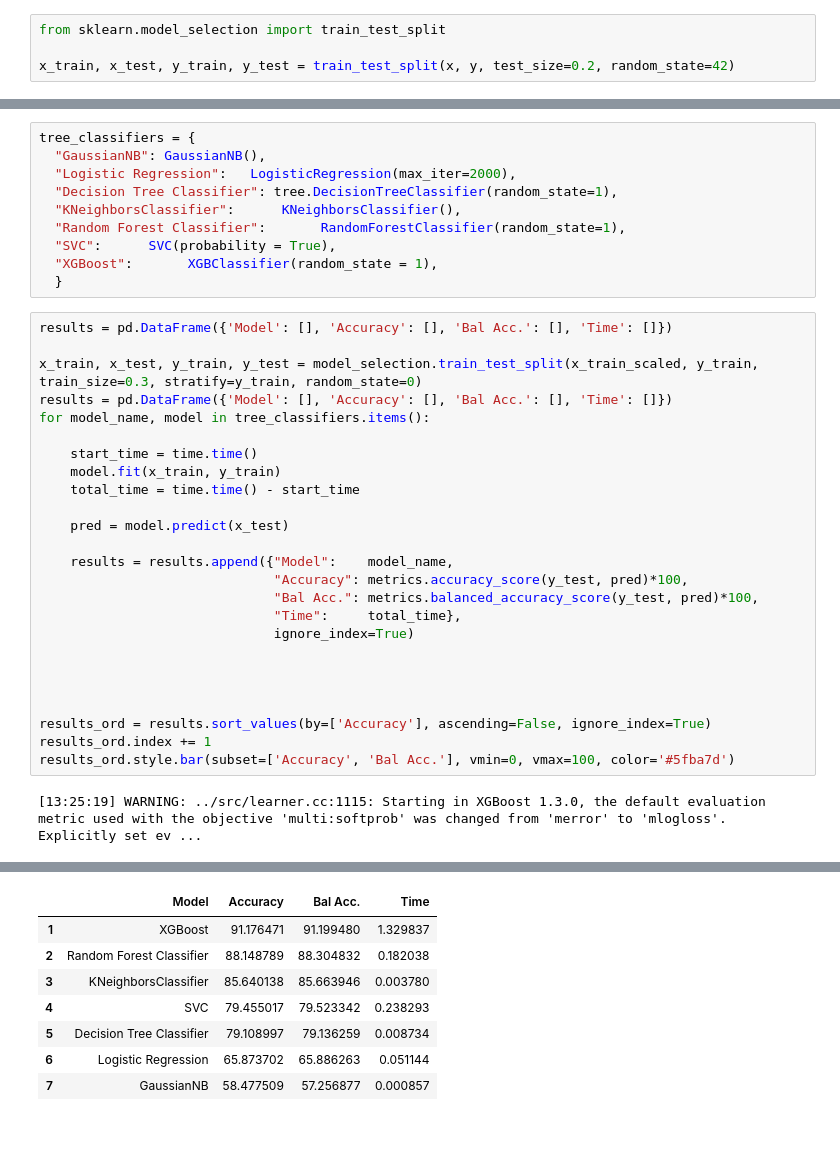
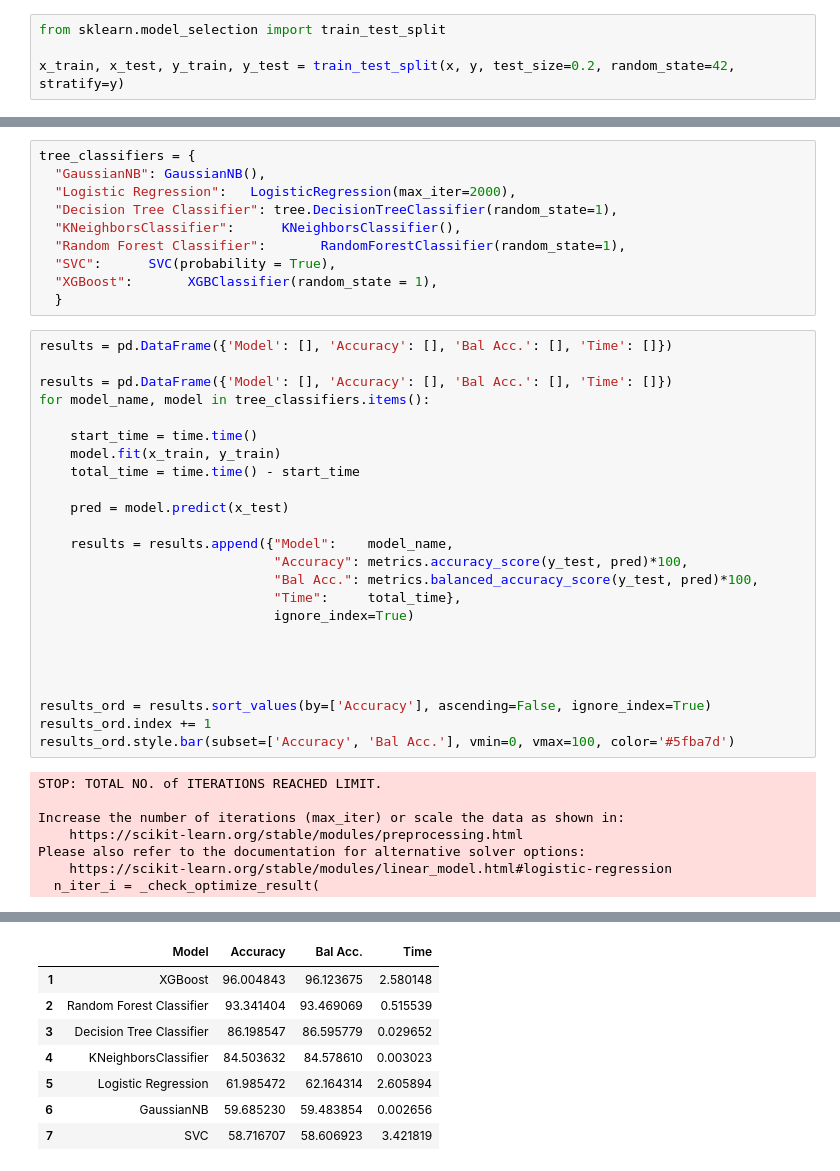
Before and after one commit to fayyoz24/Build_week2, a Jupyter notebook: eda.ipynb, the cells around one changed output, grey strips where cells are left out. Drawn from its saved outputs; the diff is of its cells as text; blank space fills up the shorter version.

Commit message:
updated results

```diff
--- a/eda.ipynb
+++ b/eda.ipynb
@@ -494,7 +507,7 @@ y = last_data.target
 # %%
 from sklearn.model_selection import train_test_split
 
-x_train, x_test, y_train, y_test = train_test_split(x, y, test_size=0.2, random_state=42)
+x_train, x_test, y_train, y_test = train_test_split(x, y, test_size=0.2, random_state=42, stratify=y)
 # %%
 from sklearn.preprocessing import StandardScaler, LabelEncoder
 scaler = StandardScaler()
@@ -526,7 +539,6 @@ tree_classifiers = {
 # %%
 results = pd.DataFrame({'Model': [], 'Accuracy': [], 'Bal Acc.': [], 'Time': []})
 
-x_train, x_test, y_train, y_test = model_selection.train_test_split(x_train_scaled, y_train, train_size=0.3, stratify=y_train, random_state=0)
 results = pd.DataFrame({'Model': [], 'Accuracy': [], 'Bal Acc.': [], 'Time': []})
 for model_name, model in tree_classifiers.items():
 
@@ -549,4 +561,10 @@ results_ord = results.sort_values(by=['Accuracy'], ascending=False, ignore_index
 results_ord.index += 1
 results_ord.style.bar(subset=['Accuracy', 'Bal Acc.'], vmin=0, vmax=100, color='#5fba7d')
 # %% [output]
-[13:25:19] WARNING: ../src/learner.cc:1115: Starting in XGBoost 1.3.0, the default evaluation metric used with the objective 'multi:softprob' was changed from 'merror' to 'mlogloss'. Explicitly set ev ...
+STOP: TOTAL NO. of ITERATIONS REACHED LIMIT.
+
+Increase the number of iterations (max_iter) or scale the data as shown in:
+    https://scikit-learn.org/stable/modules/preprocessing.html
+Please also refer to the documentation for alternative solver options:
+    https://scikit-learn.org/stable/modules/linear_model.html#logistic-regression
+  n_iter_i = _check_optimize_result(
@@ -553,8 +572,8 @@ results_ord.style.bar(subset=['Accuracy', 'Bal Acc.'], vmin=0, vmax=100, color='
 |  | Model | Accuracy | Bal Acc. | Time |
-| 1 | XGBoost | 91.176471 | 91.199480 | 1.329837 |
-| 2 | Random Forest Classifier | 88.148789 | 88.304832 | 0.182038 |
-| 3 | KNeighborsClassifier | 85.640138 | 85.663946 | 0.003780 |
-| 4 | SVC | 79.455017 | 79.523342 | 0.238293 |
-| 5 | Decision Tree Classifier | 79.108997 | 79.136259 | 0.008734 |
-| 6 | Logistic Regression | 65.873702 | 65.886263 | 0.051144 |
-| 7 | GaussianNB | 58.477509 | 57.256877 | 0.000857 |
+| 1 | XGBoost | 96.004843 | 96.123675 | 2.580148 |
+| 2 | Random Forest Classifier | 93.341404 | 93.469069 | 0.515539 |
+| 3 | Decision Tree Classifier | 86.198547 | 86.595779 | 0.029652 |
+| 4 | KNeighborsClassifier | 84.503632 | 84.578610 | 0.003023 |
+| 5 | Logistic Regression | 61.985472 | 62.164314 | 2.605894 |
+| 6 | GaussianNB | 59.685230 | 59.483854 | 0.002656 |
+| 7 | SVC | 58.716707 | 58.606923 | 3.421819 |
```
Also changed, not shown: parts of 2 cells of this notebook.
